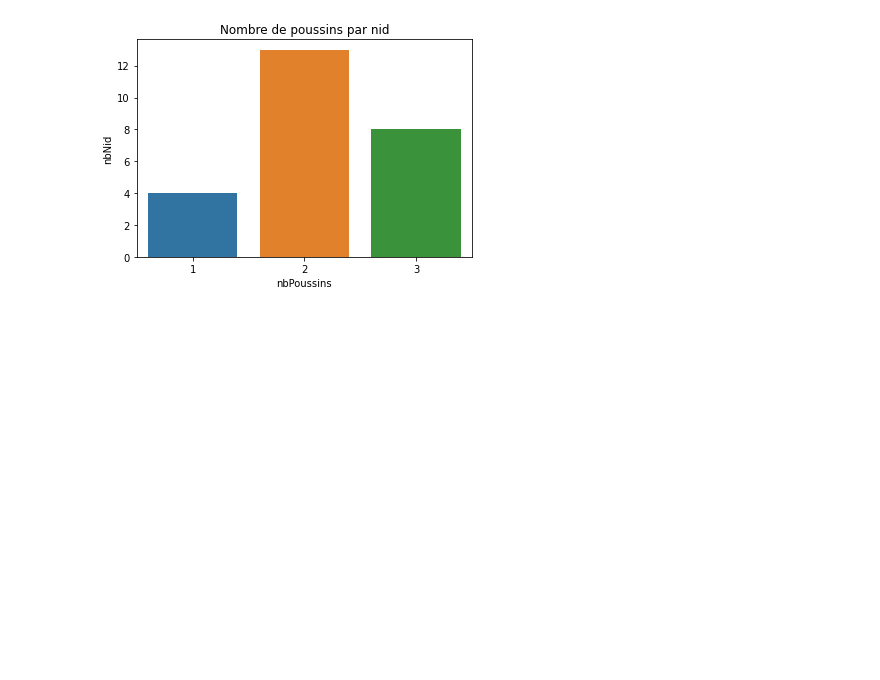
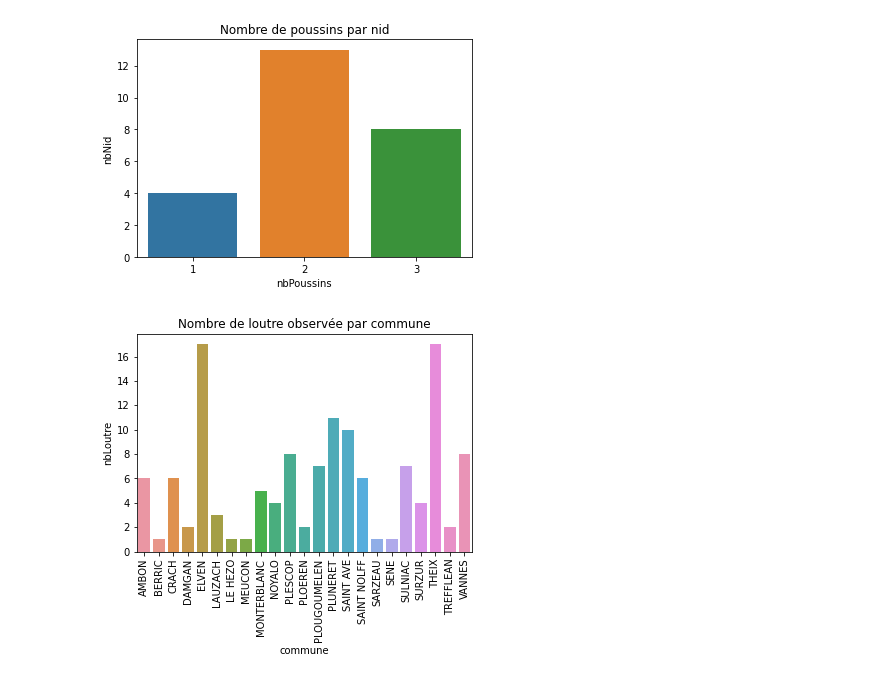
Before and after one commit to augustin-pasq/sae-pnr, a Jupyter notebook: Analyse/PNR_Analyse.ipynb, the cells around one changed output. Drawn from its saved outputs; the diff is of its cells as text; code cells hidden in the pictures; blank space fills up the shorter version.

Commit message:
Ajout graph no loutre par commune

```diff
--- a/Analyse/PNR_Analyse.ipynb
+++ b/Analyse/PNR_Analyse.ipynb
@@ -253,3 +252,21 @@ plt.title("Nombre de poussins par nid")
 print()
 # %% [output]
 [figure]
+# %%
+#Nombre de loutres par communes
+
+df = pd.read_sql("""
+                        SELECT commune, COUNT(*) nbLoutre
+                        FROM Obs_Loutre
+                        -- WHERE indice = 'positif'
+                        GROUP BY commune
+                        ORDER BY commune;
+                    """
+                 , con=db_connection)
+
+sns.barplot(x='commune', y='nbLoutre', data=df)
+plt.xticks(rotation = 90)
+plt.title("Nombre de loutre observée par commune")
+plt.show()
+# %% [output]
+[figure, added]
```
Also changed, not shown: parts of 4 cells of this notebook.
